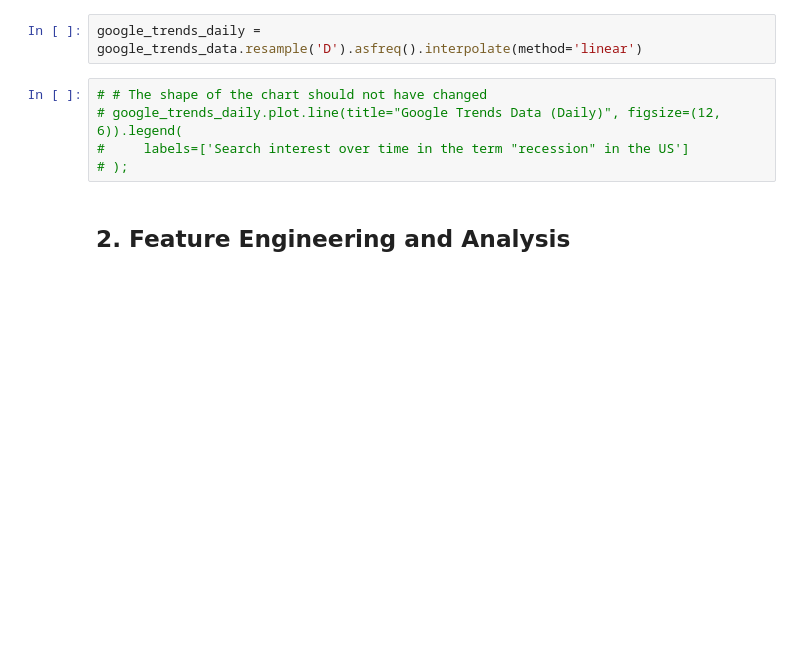
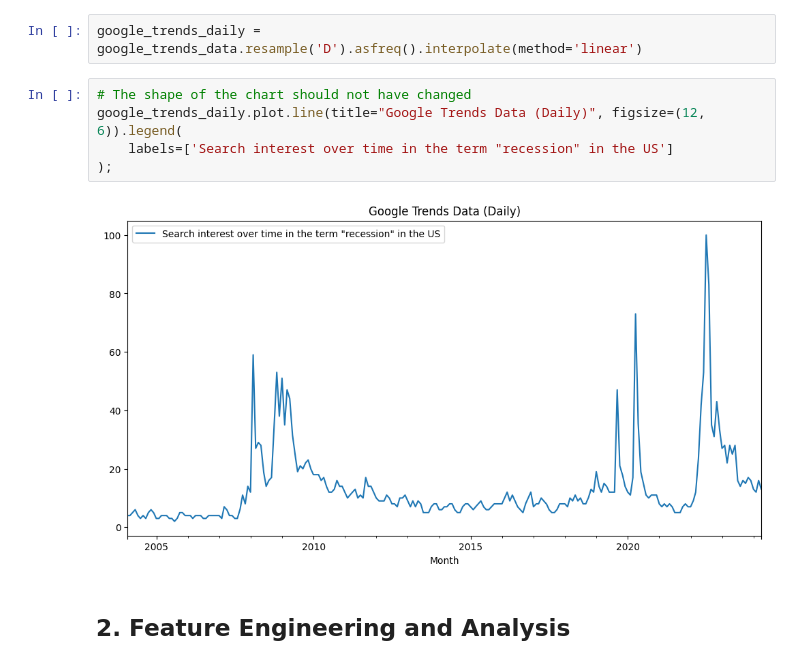
Before and after one commit to shreyash99ramtekkar/CD13652-Project, a Jupyter notebook: Project/project_starter.ipynb, the cells around one changed output. Saved outputs shown, nothing was run; the diff lists cells and outputs as text; blank space fills up the shorter version.

```diff
--- a/Project/project_starter.ipynb
+++ b/Project/project_starter.ipynb
@@ -215,10 +215,12 @@ But not every month-end is a trading day. Also, what value should the model trai
 # %%
 google_trends_daily = google_trends_data.resample('D').asfreq().interpolate(method='linear')
 # %%
-# # The shape of the chart should not have changed
-# google_trends_daily.plot.line(title="Google Trends Data (Daily)", figsize=(12, 6)).legend(
-#     labels=['Search interest over time in the term "recession" in the US']
-# );
+# The shape of the chart should not have changed
+google_trends_daily.plot.line(title="Google Trends Data (Daily)", figsize=(12, 6)).legend(
+    labels=['Search interest over time in the term "recession" in the US']
+);
+# %% [output]
+[figure, added]
 # %% [markdown]
 ## 2. Feature Engineering and Analysis
 # %% [markdown]
```
Also changed, not shown: parts of 14 cells of this notebook.
